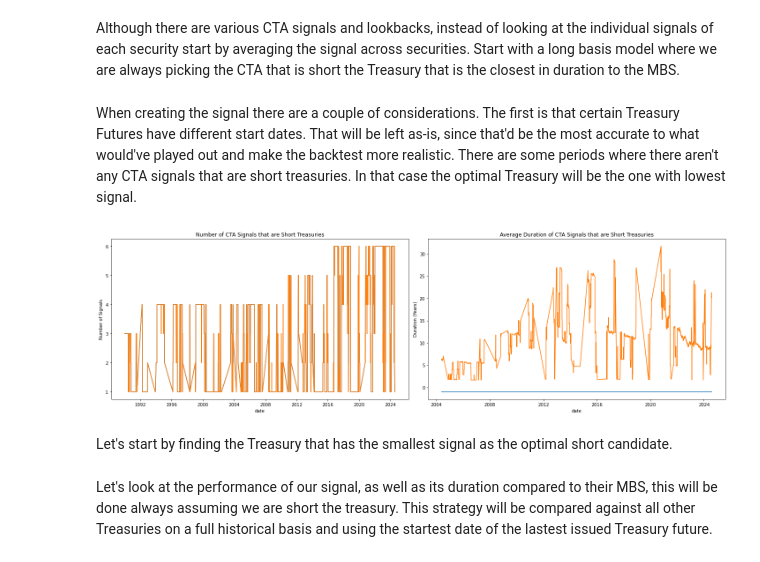
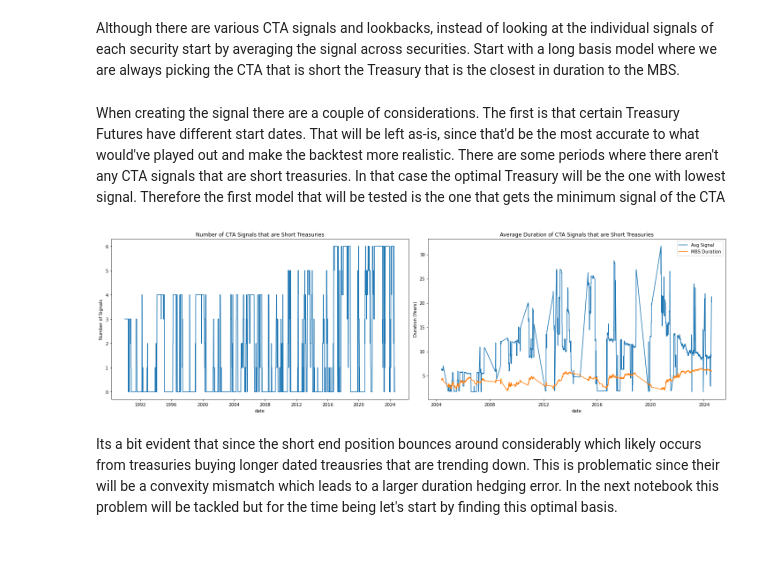
Before and after one commit to diegodalvarez/MBSTrendConvexity, a Jupyter notebook: root/SimpleMBSTrend.ipynb, the cells around one changed output. Drawn from its saved outputs; the diff is of its cells as text; code cells hidden in the pictures.

```diff
--- a/root/SimpleMBSTrend.ipynb
+++ b/root/SimpleMBSTrend.ipynb
@@ -91,15 +92,27 @@ def get_trend_signal(df_tsy: pd.DataFrame, start: int = 3, stop: int = 7) -> pd.
     Trend function n securities and n lookback windows
     '''
 
-    lookback_windows = [
-        {"short_window": 2 ** i, "long_window": 2 ** (i + 2)}
-        for i in range(start, stop)]
+    parent_path = os.path.abspath(os.path.join(os.getcwd(), os.pardir))
+    data_path = os.path.join(parent_path, "data")
+    path = os.path.join(data_path, "TreasuryTrend.parquet")
 
-    df_trend = (df_tsy.drop(
-        columns = ["ctd_duration", "ctd_convexity"]).
-        groupby("security").
-        apply(_get_trend_signal, lookback_windows).
-        reset_index())
+    try:
+
+        df_trend = pd.read_parquet(path = path, engine = "pyarrow")
+
+    except:
+
+        lookback_windows = [
+            {"short_window": 2 ** i, "long_window": 2 ** (i + 2)}
+            for i in range(start, stop)]
+
+        df_trend = (df_tsy.drop(
+            columns = ["ctd_duration", "ctd_convexity"]).
+            groupby("security").
+            apply(_get_trend_signal, lookback_windows).
+            reset_index())
+
+        df_trend.to_parquet(path = path, engine = "pyarrow")
 
     return df_trend
 
@@ -180,51 +193,53 @@ def get_avg_trend(df_trend: pd.DataFrame) -> pd.DataFrame:
 
 df_avg_trend = get_avg_trend(df_trend)
 # %% [markdown]
-When creating the signal there are a couple of considerations. The first is that certain Treasury Futures have different start dates. That will be left as-is, since that'd be the most accurate to what would've played out and make the backtest more realistic. There are some periods where there aren't any CTA signals that are short treasuries. In that case the optimal Treasury will be the one with lowest signal.
+When creating the signal there are a couple of considerations. The first is that certain Treasury Futures have different start dates. That will be left as-is, since that'd be the most accurate to what would've played out and make the backtest more realistic. There are some periods where there aren't any CTA signals that are short treasuries. In that case the optimal Treasury will be the one with lowest signal. Therefore the first model that will be tested is the one that gets the minimum signal of the CTA
 # %%
 def plot_negative_signal_statistics(df_avg_trend: pd.DataFrame, df_tsy: pd.DataFrame) -> plt.Figure:
 
     df_num_signals = (df_avg_trend.assign(
-        signal = lambda x: np.sign(x.lag_signal)).
-        query("signal == -1").
-        drop(columns = ["security"]).
+        signal = lambda x: np.where(x.lag_signal < 0, 1, 0)).
+        drop(columns = ["security", "lag_signal"]).
         groupby("date").
-        agg("count"))
+        agg("sum"))
 
     df_tsy_duration = (df_tsy[
         ["security", "ctd_duration"]].
         dropna())
 
     df_neg_cta = (df_avg_trend.assign(
         signal = lambda x: np.sign(x.lag_signal)).
         query("signal == -1"))
 
     df_cta_duration = (df_neg_cta.merge(
         right = df_tsy_duration, how = "inner", on = ["date", "security"]).
-        drop(columns = ["lag_signal", "security"]).
+        drop(columns = ["lag_signal", "security", "signal"]).
         groupby("date").
-        agg("mean"))
+        agg("mean").
+        merge(right = df_mbs[["MBS_mod_dur"]], how = "inner", on = ["date"]).
+        rename(columns = {
+            "ctd_duration": "Avg Signal",
+            "MBS_mod_dur": "MBS Duration"}))
 
     fig, axes = plt.subplots(ncols = 2, figsize = (20,6))
     (df_num_signals.plot(
         ax = axes[0],
         legend = False,
         ylabel = "Number of Signals",
         title = "Number of CTA Signals that are Short Treasuries"))
 
     (df_cta_duration.plot(
         ax = axes[1],
-        legend = False,
         ylabel = "Duration (Years)",
         title = "Average Duration of CTA Signals that are Short Treasuries"))
 
     plt.tight_layout()
 
 plot_negative_signal_statistics(df_avg_trend, df_tsy)
 # %% [output]
-[figure, old version]
+[figure, new version]
-# %% [markdown]
-Let's start by finding the Treasury that has the smallest signal as the optimal short candidate.
+# %% [markdown]
+Its a bit evident that since the short end position bounces around considerably which likely occurs from treasuries buying longer dated treausries that are trending down. This is problematic since their will be a convexity mismatch which leads to a larger duration hedging error. In the next notebook this problem will be tackled but for the time being let's start by finding this optimal basis.
 # %%
 def _get_min_signal(df: pd.DataFrame) -> pd.DataFrame: return(df.query("lag_signal == lag_signal.min()"))
 
@@ -248,5 +263,3 @@ def get_min_signal(df_tsy: pd.DataFrame, df_avg_trend: pd.DataFrame) -> pd.DataF
     return df_avg_min_signal
 
 df_avg_min_signal = get_min_signal(df_tsy, df_avg_trend)
-# %% [markdown]
-Let's look at the performance of our signal, as well as its duration compared to their MBS, this will be done always assuming we are short the treasury. This strategy will be compared against all other Treasuries on a full historical basis and using the startest date of the lastest issued Treasury future.
```
Also changed, not shown: parts of 15 cells of this notebook, 1 other file.
